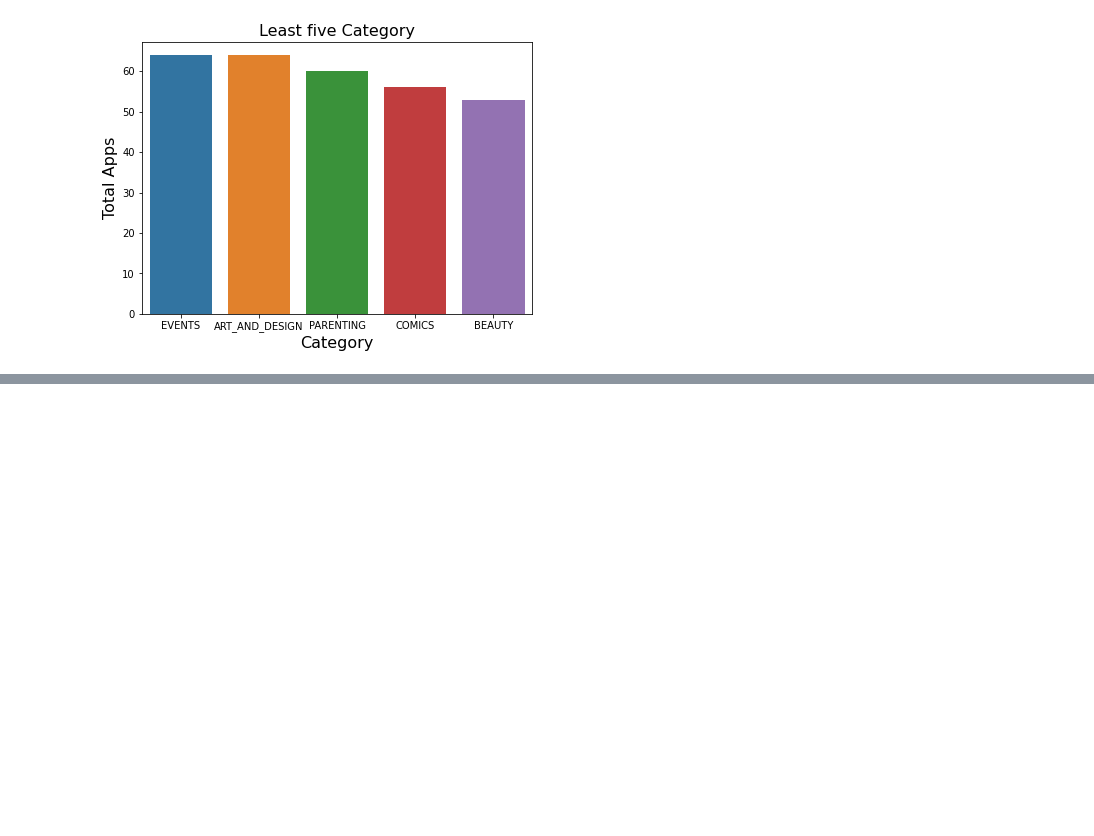
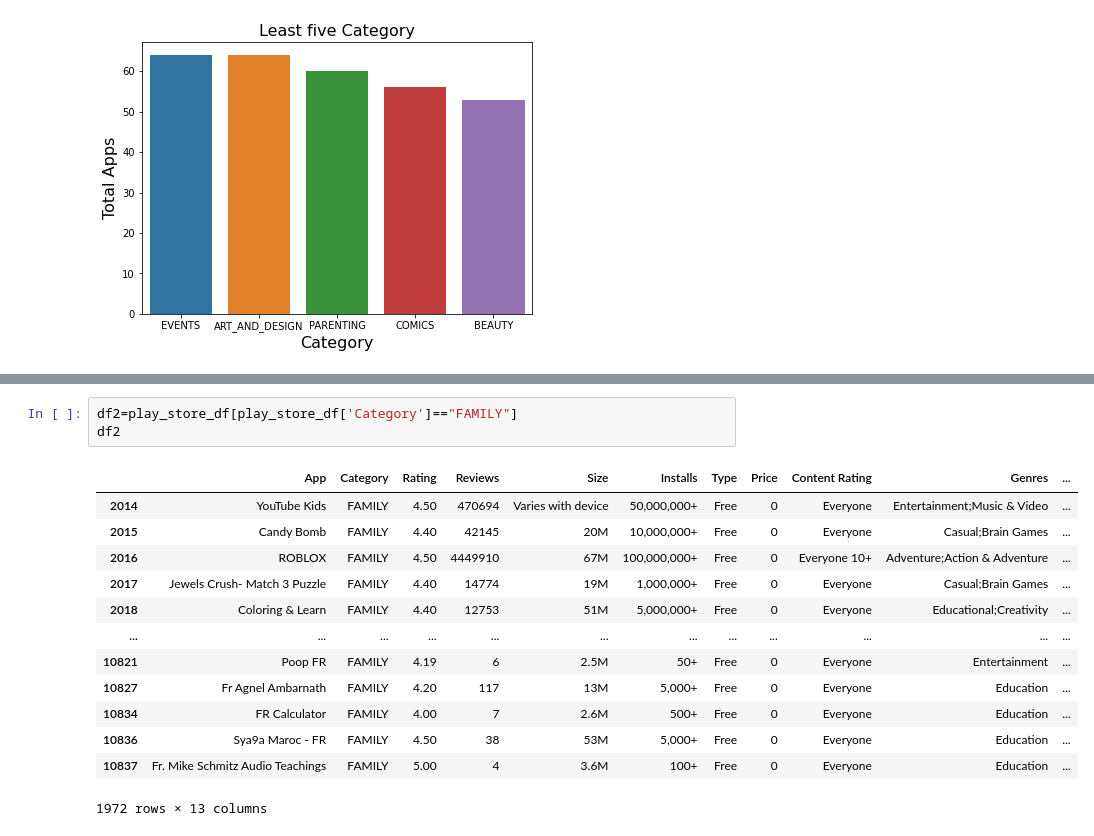
Before and after one commit to Navjotkhatri/EDA-Play-Store-App-Review-Analysis, a Jupyter notebook: EDA_Play_Store_App_Review_Analysis_Capstone_Project.ipynb, the cells around one changed output, grey strips where cells are left out. Cells and saved outputs as stored; diff of their text form; blank space fills up the shorter version.

```diff
--- a/EDA_Play_Store_App_Review_Analysis_Capstone_Project.ipynb
+++ b/EDA_Play_Store_App_Review_Analysis_Capstone_Project.ipynb
@@ -306,0 +317,17 @@ least_apps
+# %%
+df2=play_store_df[play_store_df['Category']=="FAMILY"]
+df2
+# %% [output]
+|  | App | Category | Rating | Reviews | Size | Installs | Type | Price | Content Rating | Genres | ... |
+| 2014 | YouTube Kids | FAMILY | 4.50 | 470694 | Varies with device | 50,000,000+ | Free | 0 | Everyone | Entertainment;Music & Video | ... |
+| 2015 | Candy Bomb | FAMILY | 4.40 | 42145 | 20M | 10,000,000+ | Free | 0 | Everyone | Casual;Brain Games | ... |
+| 2016 | ROBLOX | FAMILY | 4.50 | 4449910 | 67M | 100,000,000+ | Free | 0 | Everyone 10+ | Adventure;Action & Adventure | ... |
+| 2017 | Jewels Crush- Match 3 Puzzle | FAMILY | 4.40 | 14774 | 19M | 1,000,000+ | Free | 0 | Everyone | Casual;Brain Games | ... |
+| 2018 | Coloring & Learn | FAMILY | 4.40 | 12753 | 51M | 5,000,000+ | Free | 0 | Everyone | Educational;Creativity | ... |
+| ... | ... | ... | ... | ... | ... | ... | ... | ... | ... | ... | ... |
+| 10821 | Poop FR | FAMILY | 4.19 | 6 | 2.5M | 50+ | Free | 0 | Everyone | Entertainment | ... |
+| 10827 | Fr Agnel Ambarnath | FAMILY | 4.20 | 117 | 13M | 5,000+ | Free | 0 | Everyone | Education | ... |
+| 10834 | FR Calculator | FAMILY | 4.00 | 7 | 2.6M | 500+ | Free | 0 | Everyone | Education | ... |
+| 10836 | Sya9a Maroc - FR | FAMILY | 4.50 | 38 | 53M | 5,000+ | Free | 0 | Everyone | Education | ... |
+| 10837 | Fr. Mike Schmitz Audio Teachings | FAMILY | 5.00 | 4 | 3.6M | 100+ | Free | 0 | Everyone | Education | ... |
+1972 rows × 13 columns
```
Also changed, not shown: parts of 5 cells of this notebook.
